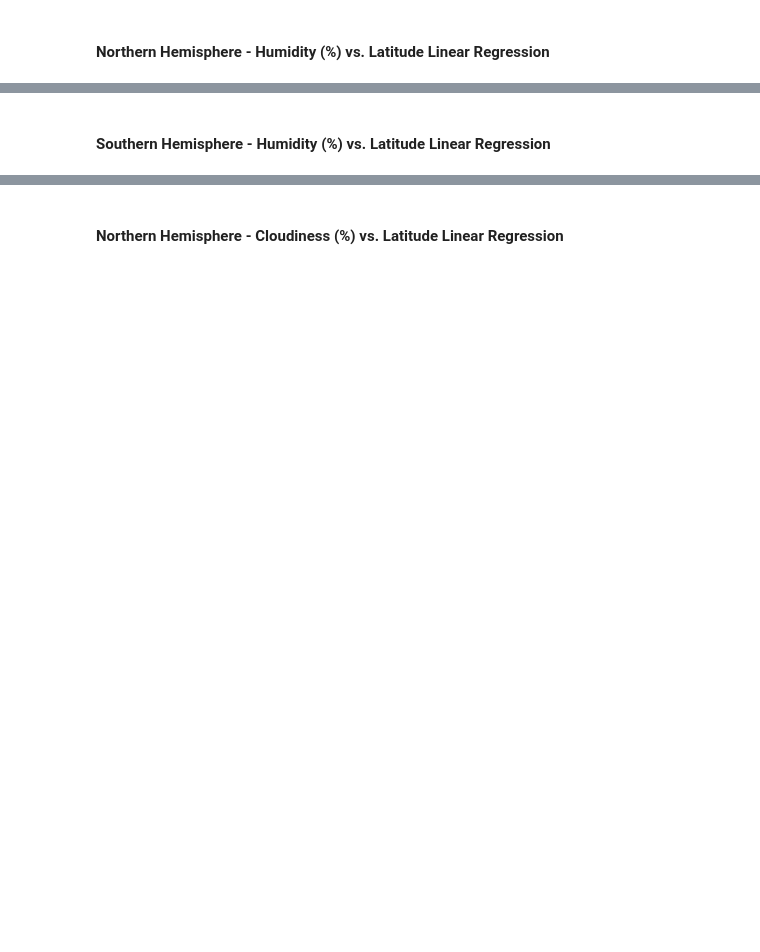
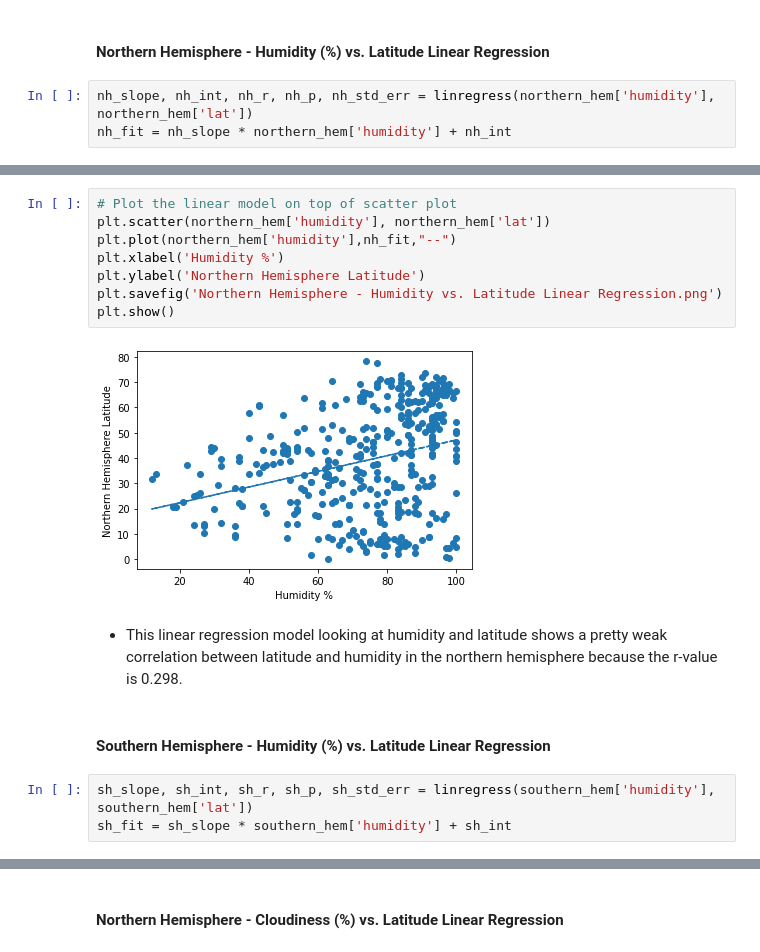
Before and after one commit to Mquinton28/Python_APIs, a Jupyter notebook: WeatherPy-Final.ipynb, the cells around one changed output, grey strips where cells are left out. Cells and saved outputs as stored; diff of their text form; blank space fills up the shorter version.

```diff
--- a/WeatherPy-Final.ipynb
+++ b/WeatherPy-Final.ipynb
@@ -145,2 +252,5 @@ plt.show()
 # %% [markdown]
 ####  Northern Hemisphere - Humidity (%) vs. Latitude Linear Regression
+# %%
+nh_slope, nh_int, nh_r, nh_p, nh_std_err = linregress(northern_hem['humidity'], northern_hem['lat'])
+nh_fit = nh_slope * northern_hem['humidity'] + nh_int
@@ -147,2 +265,17 @@ plt.show()
+# %%
+# Plot the linear model on top of scatter plot
+plt.scatter(northern_hem['humidity'], northern_hem['lat'])
+plt.plot(northern_hem['humidity'],nh_fit,"--")
+plt.xlabel('Humidity %')
+plt.ylabel('Northern Hemisphere Latitude')
+plt.savefig('Northern Hemisphere - Humidity vs. Latitude Linear Regression.png')
+plt.show()
+# %% [output]
+[figure, added]
+# %% [markdown]
+- This linear regression model looking at humidity and latitude shows a pretty weak correlation between latitude and humidity in the northern hemisphere because the r-value is 0.298.
 # %% [markdown]
 ####  Southern Hemisphere - Humidity (%) vs. Latitude Linear Regression
+# %%
+sh_slope, sh_int, sh_r, sh_p, sh_std_err = linregress(southern_hem['humidity'], southern_hem['lat'])
+sh_fit = sh_slope * southern_hem['humidity'] + sh_int
```
Also changed, not shown: parts of 49 cells of this notebook, 15 other files.
